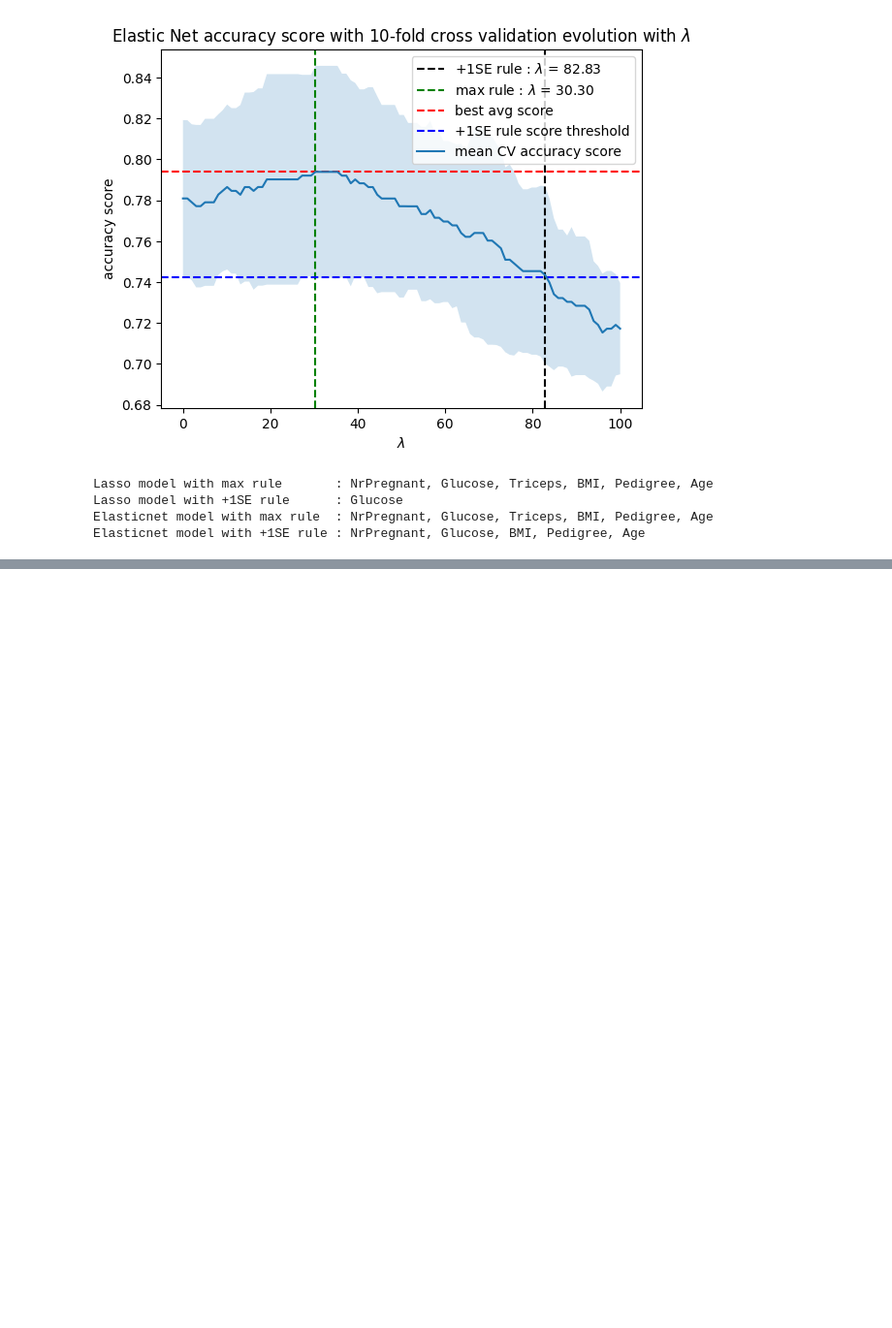
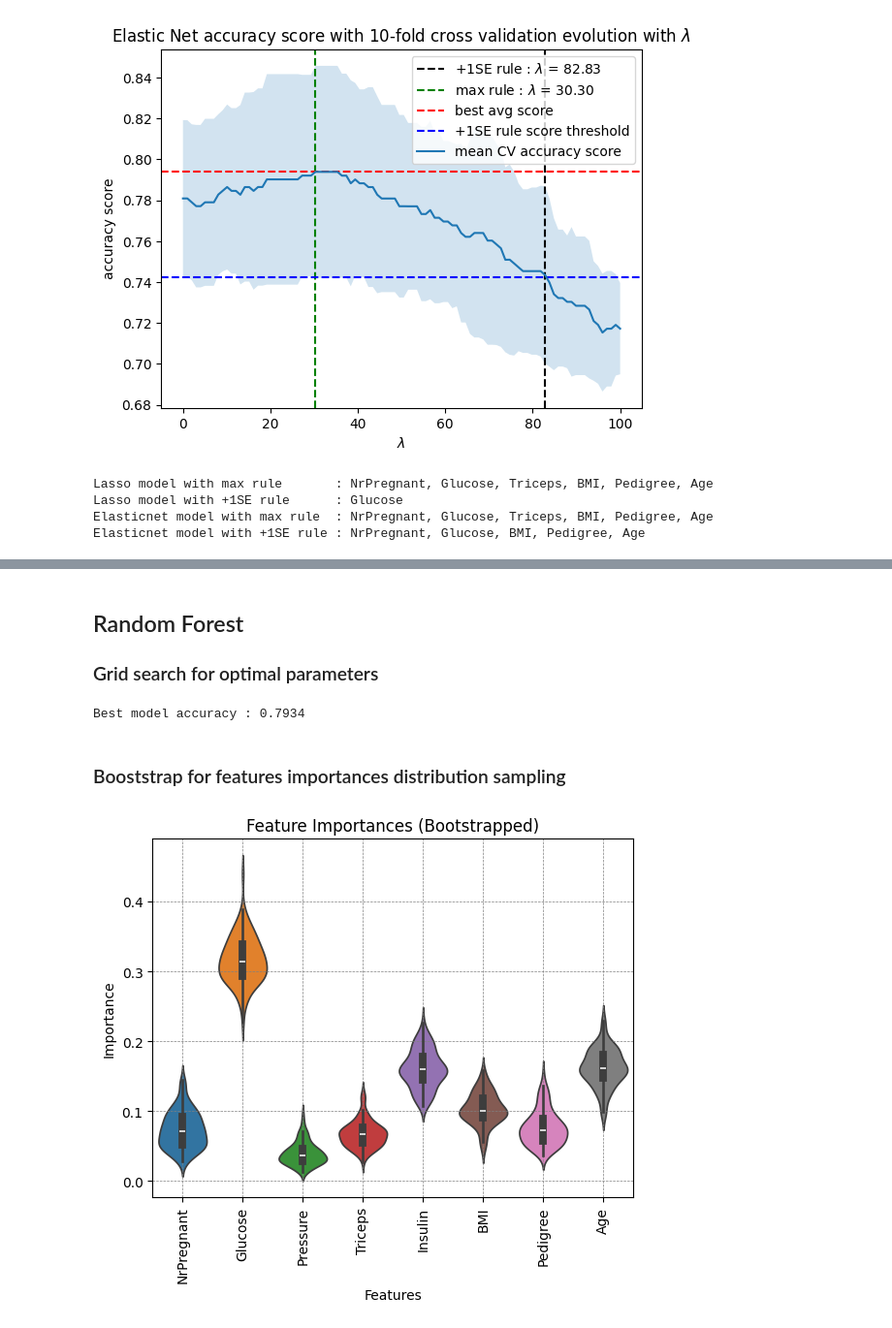
Before and after one commit to SamuelAhou/StatisticalLearning, a Jupyter notebook: Exercice1.ipynb, the cells around one changed output, grey strips where cells are left out. Shown at 97% size. Drawn from its saved outputs; the diff is of its cells as text; code cells hidden in the pictures; blank space fills up the shorter version.

```diff
--- a/Exercice1.ipynb
+++ b/Exercice1.ipynb
@@ -218,9 +245,0 @@ print(beta_hat_lasso)
-# %%
-# Ridge
-
-l = 1e0
-
-ridge_model = LogisticRegression(penalty="l2", C=1/l, solver="liblinear")
-ridge_model.fit(X_scaled, Y)
-beta_hat_ridge = ridge_model.coef_[0]
-beta_hat_ridge
@@ -524,0 +579,67 @@ plt.show()
+# %% [markdown]
+## Random Forest
+
+### Grid search for optimal parameters
+# %%
+from sklearn.model_selection import GridSearchCV
+from sklearn.ensemble import RandomForestClassifier
+
+# Define the parameter grid
+param_grid = {
+    'criterion': ['gini', 'entropy', 'log_loss'],
+    'max_depth': [None, 2, 3, 4, 5, 7, 10],
+    'max_features': ['sqrt', 'log2'],
+    'random_state': [12345], # for results reproducibility
+    'n_estimators': [300]
+}
+
+# Create the RandomForest classifier
+rf_classifier = RandomForestClassifier()
+
+# Create the GridSearchCV object
+grid_search = GridSearchCV(rf_classifier, param_grid, cv=5)
+
+# Fit the GridSearchCV object to the data
+grid_search.fit(X, Y)
+print(f"Best model accuracy : {grid_search.best_score_:.4f}")
+# %% [output]
+Best model accuracy : 0.7934
+# %% [markdown]
+### Booststrap for features importances distribution sampling
+# %%
+best_params = grid_search.best_params_
+best_model = RandomForestClassifier(**best_params)
+
+n_iterations = 100
+feature_importances_bootstrapped = []
+
+for _ in range(n_iterations):
+    # Randomly sample with replacement from the original dataset
+    np.random.seed(_) # set the seed to get reproducible results
+    bootstrap_sample_indices = np.random.choice(len(X), len(X), replace=True)
+    X_bootstrap = X.iloc[bootstrap_sample_indices]
+    y_bootstrap = Y.iloc[bootstrap_sample_indices]
+
+    # Fit the model on the bootstrap sample
+    best_model.fit(X_bootstrap, y_bootstrap)
+
+    # Collect feature importances
+    feature_importances_bootstrapped.append(best_model.feature_importances_)
+# %%
+import seaborn as sns
+
+# Create a dataframe from the feature importances
+importance_df = pd.DataFrame(feature_importances_bootstrapped, columns=X.columns)
+
+# Plot the violin plot
+sns.violinplot(data=importance_df)
+plt.xlabel("Features")
+plt.ylabel("Importance")
+plt.title("Feature Importances (Bootstrapped)")
+plt.xticks(rotation=90)
+plt.grid(color='gray', linestyle='--', linewidth=0.5)
+
+plt.savefig(f"ResultsEx1/FeatureImportance.png")
+plt.show()
+# %% [output]
+[figure, added]
```
Also changed, not shown: parts of 29 cells of this notebook, 8 other files.
